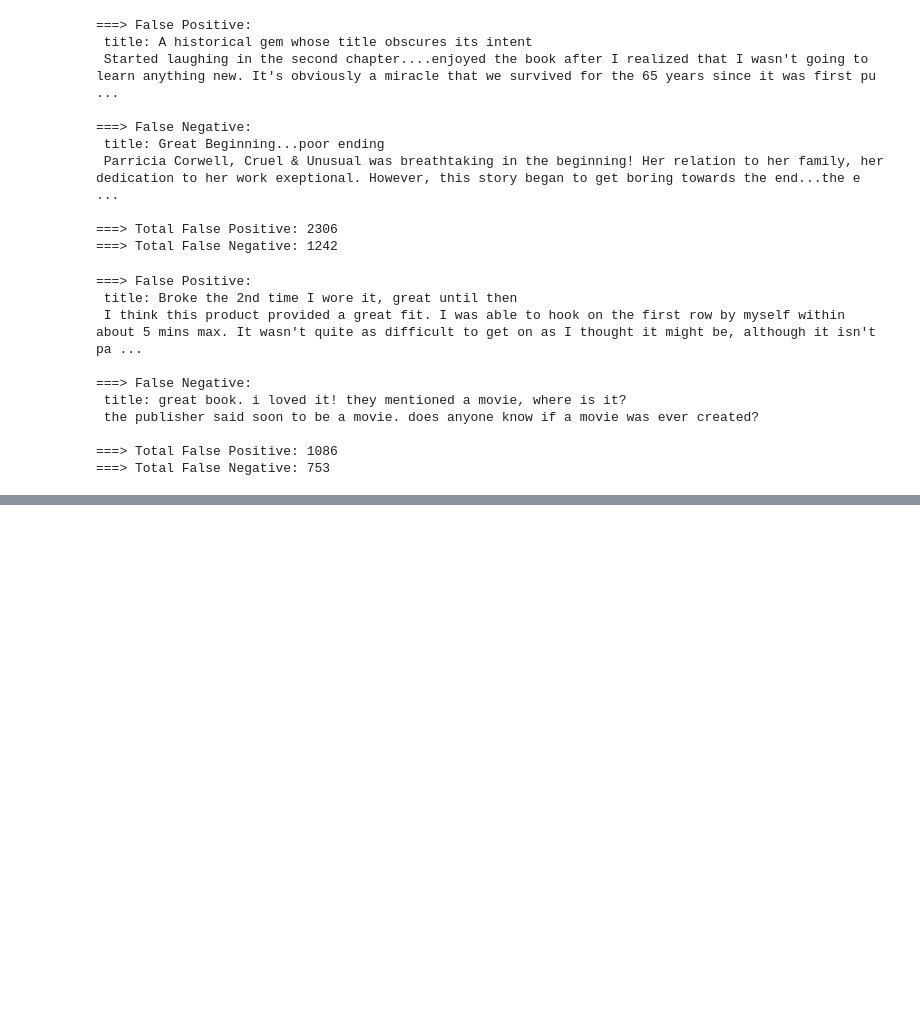
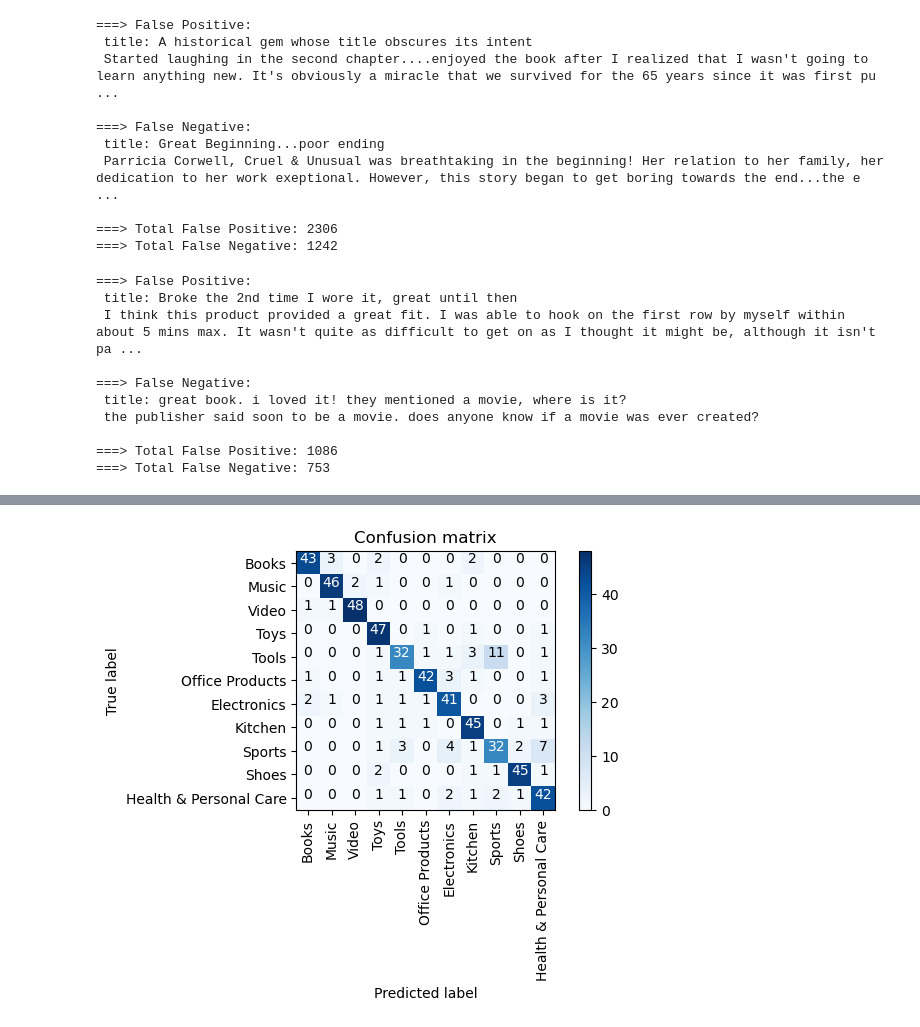
Before and after one commit to yunke-l/CS7980-Capstone, a Jupyter notebook: Capstone.ipynb, the cells around one changed output, grey strips where cells are left out. Drawn from its saved outputs; the diff is of its cells as text; code cells hidden in the pictures; blank space fills up the shorter version.

```diff
--- a/Capstone.ipynb
+++ b/Capstone.ipynb
@@ -970,0 +1069,9 @@ runtime : 57.5096800327301
+# %%
+data_files = {
+    "train": "amazon_prod_review_cls_train.json",  # train json path
+    "test": "amazon_prod_review_cls_test.json"     # test json path
+}
+dataset = load_dataset("json", data_files=data_files)
+
+train_dataset = dataset['train']
+test_dataset = dataset['test']
@@ -970,0 +1214,29 @@ runtime : 57.5096800327301
+# %%
+# load pretrained model
+tokenizer_distilbert = AutoTokenizer.from_pretrained("distilbert/distilbert-base-uncased")
+model_distilbert = AutoModelForSequenceClassification.from_pretrained(
+    "amazon_product_corr_models/checkpoint-312", num_labels=11, id2label=id2label, label2id=label2id
+)
+# %%
+if not os.path.exists("./distilbert_eval_results_task2.json"):
+    distilbert_res_corr, distilbert_correct_corr, distilbert_total_corr, distilbert_runtime_corr, distilbert_preds, distilbert_labels = pipeline_corr_eval_slm(tokenizer_distilbert, model_distilbert, test_dataset, id2label)
+    with open("./distilbert_eval_results_task2.json", "w") as f:
+        data = {}
+        data['res_corr'] = distilbert_res_corr
+        data['correct_corr'] = distilbert_correct_corr
+        data['total_corr'] = distilbert_total_corr
+        data['runtime_corr'] = distilbert_runtime_corr
+        data['preds'] = distilbert_preds
+        data['labels'] = distilbert_labels
+        json.dump(data,f)
+    print('=> save results to distilbert_eval_results_task2.json')
+else:
+    with open("./distilbert_eval_results_task2.json", "r") as f:
+        data = json.load(f)
+        distilbert_res_corr = data['res_corr']
+        distilbert_correct_corr = data['correct_corr']
+        distilbert_total_corr = data['total_corr']
+        distilbert_runtime_corr = data['runtime_corr']
+        distilbert_preds = data['preds']
+        distilbert_labels = data['labels']
+    print('=> load results from distilbert_eval_results_task2.json')
@@ -970,0 +1278,8 @@ runtime : 57.5096800327301
+# %%
+# compute the confusion matrix for best LR model
+confusion_mtx_distilbert = confusion_matrix(distilbert_labels, distilbert_preds)
+# plot the confusion matrix
+plot_confusion_matrix(confusion_mtx_distilbert,
+            classes = classes)
+# %% [output]
+[figure, added]
```
Also changed, not shown: parts of 133 cells of this notebook.
